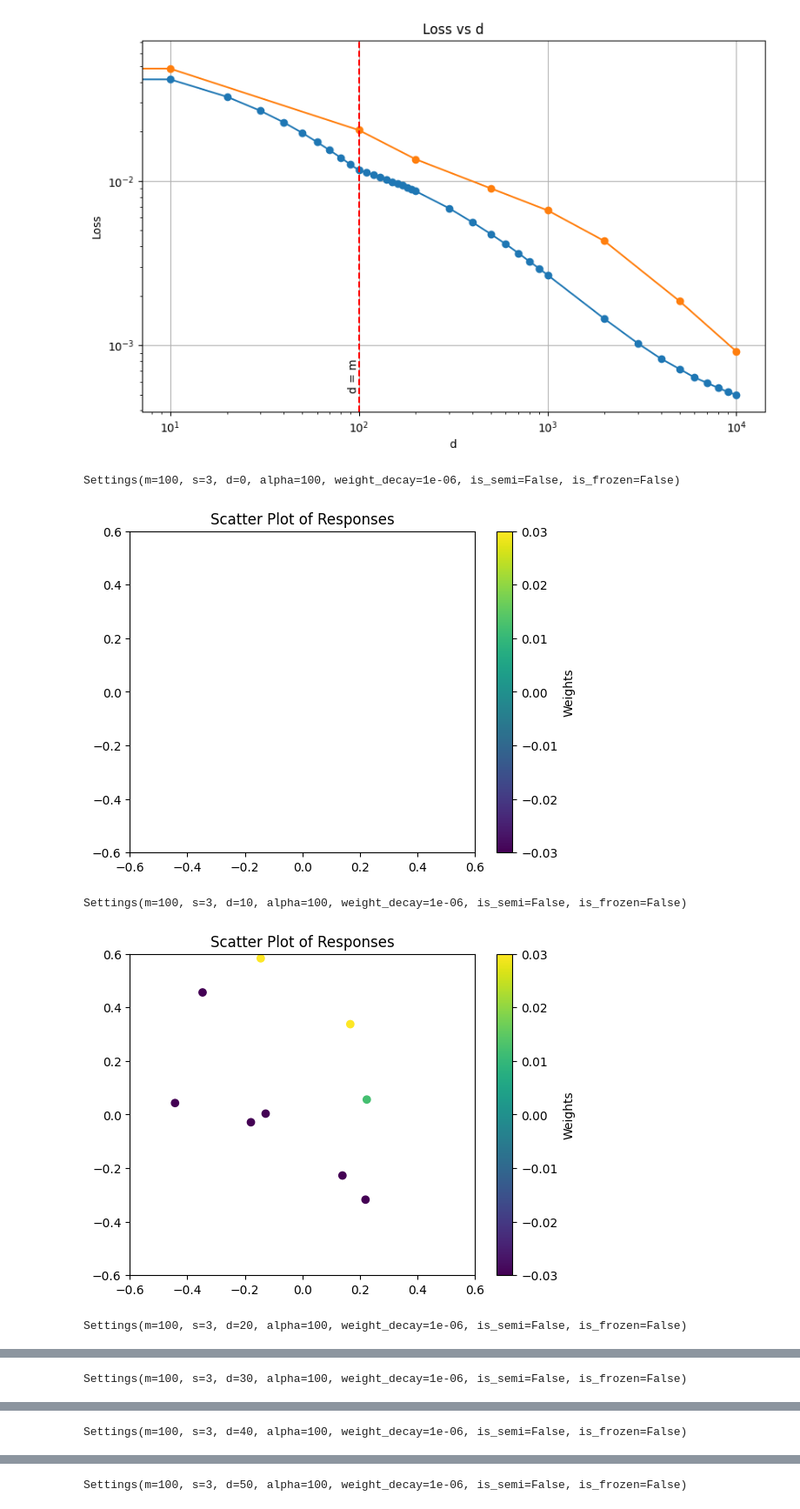
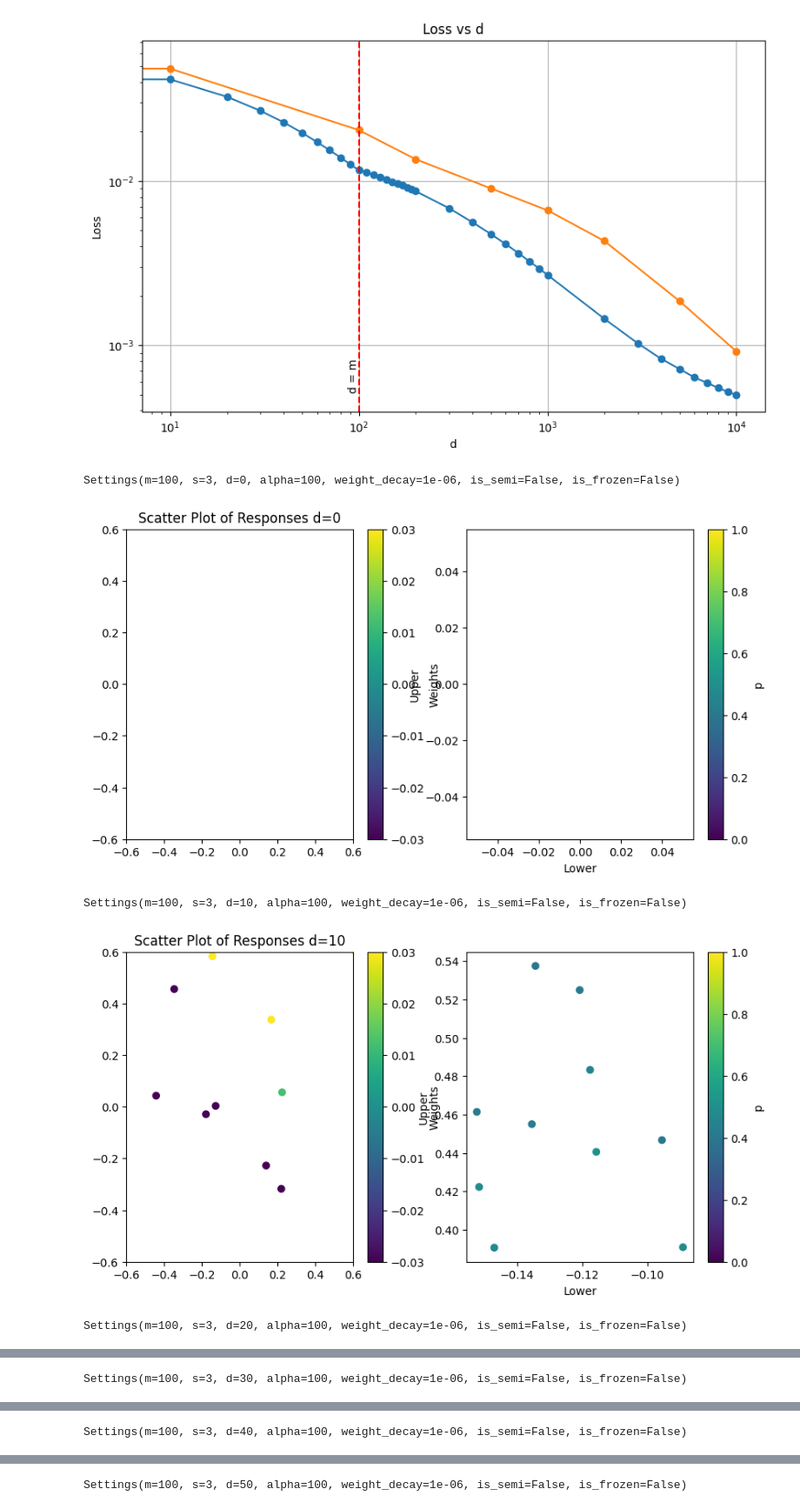
Before and after one commit to BorisTheBrave/uand-toy-model, a Jupyter notebook: uand.ipynb, the cells around one changed output, grey strips where cells are left out. Shown at 87% size. Saved outputs shown, nothing was run; the diff lists cells and outputs as text; code cells hidden in the pictures.

```diff
--- a/uand.ipynb
+++ b/uand.ipynb
@@ -682,19 +704,23 @@ plt.show()
 # %%
 # Runs scatter plot over a range of saved models.
 
 import re
 checkpoint_files = glob.glob(get_checkpoint_path(Settings(d="*"), epoch))
 def get_d(path):
     match = re.search("d(\d+)", path)
     return int(match[1])
 for checkpoint_file in sorted(checkpoint_files, key=get_d):
     load_model(checkpoint_file)
     print(settings)
-
-    scatter_plot(model, 0, 1, title=f"d={settings.d}").show()
+    fig, (ax1, ax2) = plt.subplots(1, 2, figsize=(10, 5))
+    plt.sca(ax1)
+    scatter_plot(model, 0, 1, title=f"d={settings.d}")
+    plt.sca(ax2)
+    binary_plot(model)
+    plt.show()
 # %% [output]
 Settings(m=100, s=3, d=0, alpha=100, weight_decay=1e-06, is_semi=False, is_frozen=False)
-[figure, old version]
+[figure, new version]
 Settings(m=100, s=3, d=10, alpha=100, weight_decay=1e-06, is_semi=False, is_frozen=False)
-[figure, old version]
+[figure, new version]
 Settings(m=100, s=3, d=20, alpha=100, weight_decay=1e-06, is_semi=False, is_frozen=False)
```
Also changed, not shown: parts of 4 cells of this notebook, 3 other files.
